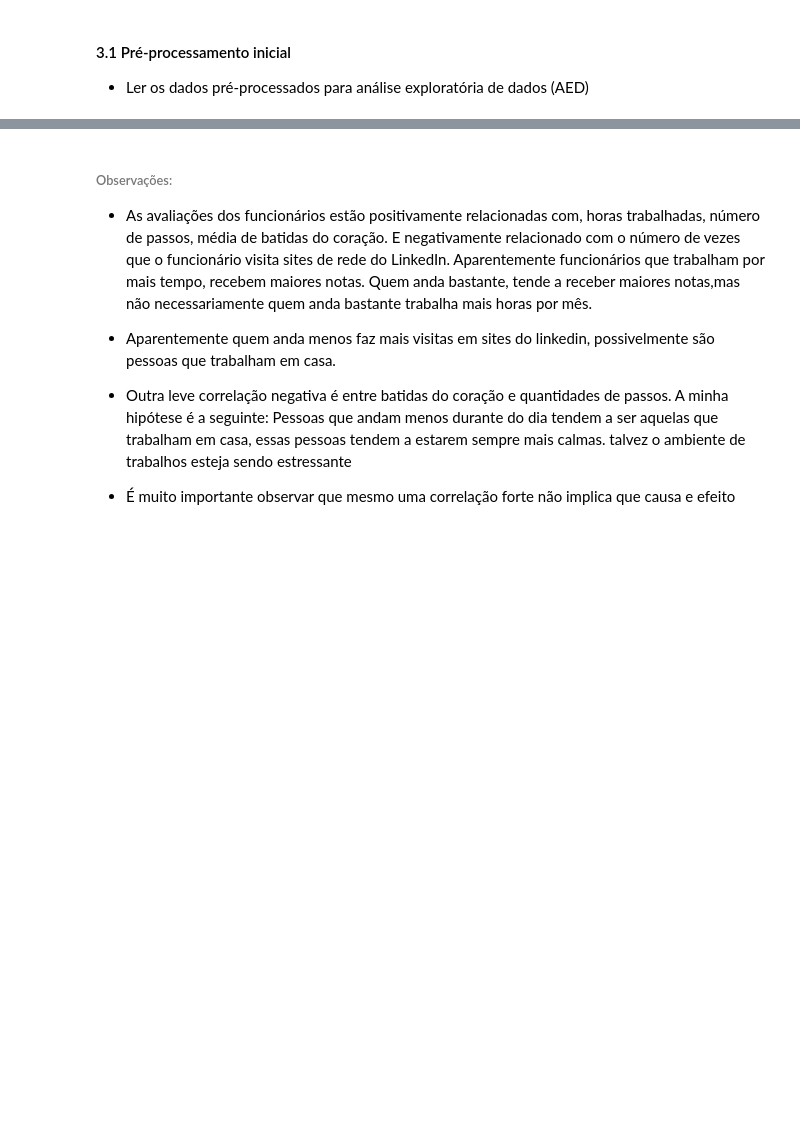
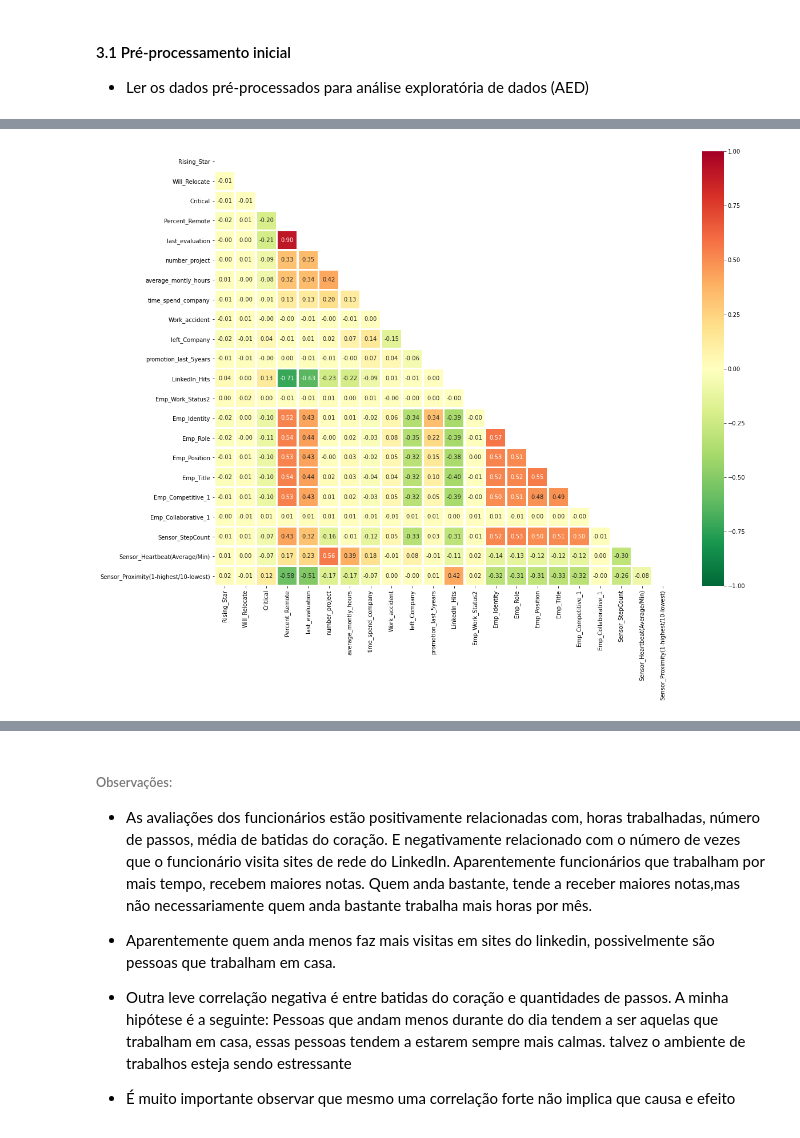
Before and after one commit to glauco-endrigo/Projetos-de-processos-seletivos-, a Jupyter notebook: Desafio_Rocketmat/Main.ipynb, the cells around one changed output, grey strips where cells are left out. Cells and saved outputs as stored; diff of their text form; code cells hidden in the pictures; blank space fills up the shorter version.

```diff
--- a/Desafio_Rocketmat/Main.ipynb
+++ b/Desafio_Rocketmat/Main.ipynb
@@ -198,0 +205,5 @@ Quando as duas variáveis são quantitativas usamos o coeficiente de correlaçã
+# %%
+explorando = Analise_exploratoria()
+explorando.mapa_de_correlacao(dados_pre_processados_EAD, método ='pearson', filtro_p_values = False)
+# %% [output]
+[figure, added]
```
Also changed, not shown: parts of 4 cells of this notebook, 1 other file.
